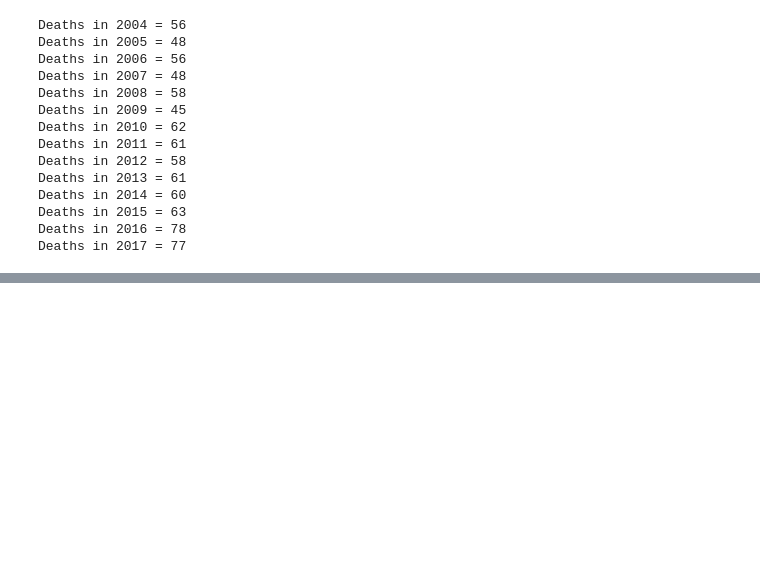
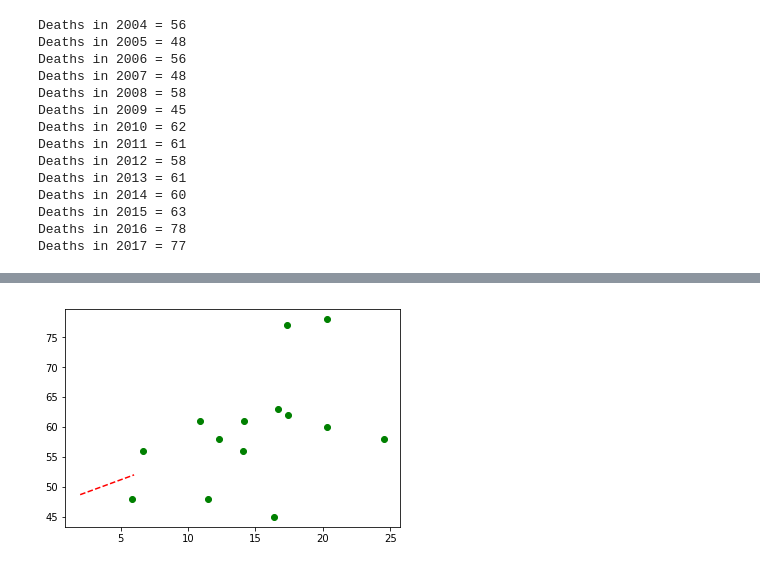
Before and after one commit to KennyWibowo/CelebrityDeathDataScience, a Jupyter notebook: FinalProject.ipynb, the cells around one changed output, grey strips where cells are left out. Drawn from its saved outputs; the diff is of its cells as text; code cells hidden in the pictures; blank space fills up the shorter version.

```diff
--- a/FinalProject.ipynb
+++ b/FinalProject.ipynb
@@ -362,0 +376,8 @@ Positive Trend Deaths in 2017 = 9
+# %%
+plt.scatter(trend_data, deaths, color='g')
+z = np.polyfit(trend_data, deaths, 1)
+p = np.poly1d(z)
+plt.plot(x,p(x),"r--")
+plt.show()
+# %% [output]
+[figure, added]
```
Also changed, not shown: parts of 7 cells of this notebook.
